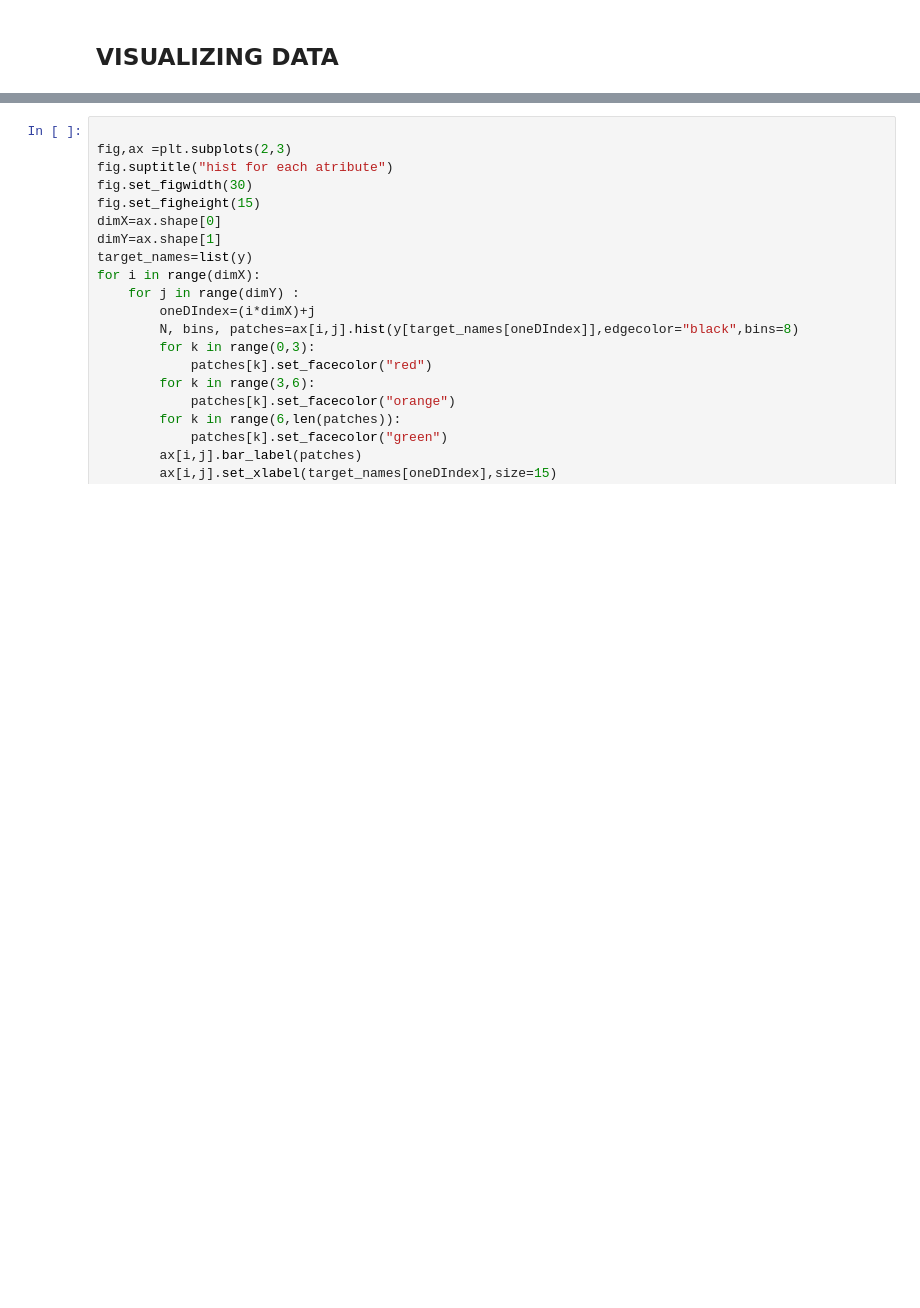
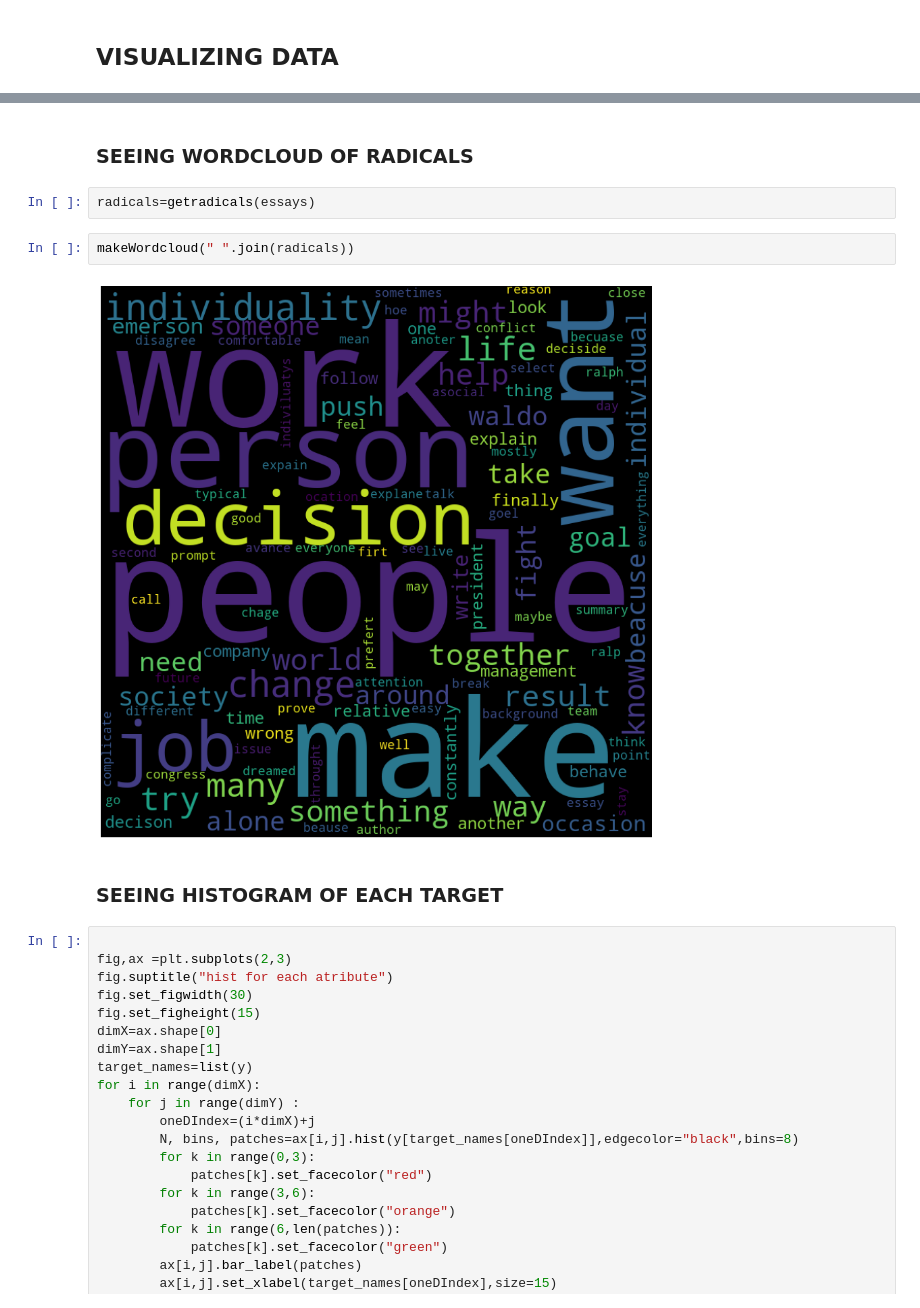
Before and after one commit to leofrio/English-Proficiency-Repository, a Jupyter notebook: doingit.ipynb, the cells around one changed output, grey strips where cells are left out. Cells and saved outputs as stored; diff of their text form; blank space fills up the shorter version.

```diff
--- a/doingit.ipynb
+++ b/doingit.ipynb
@@ -219,3 +279,13 @@ makeWordcloud(essays)
+# %% [markdown]
+### SEEING WORDCLOUD OF RADICALS
+# %%
+radicals=getradicals(essays)
+# %%
+makeWordcloud(" ".join(radicals))
+# %% [output]
+[figure, added]
+# %% [markdown]
+### SEEING HISTOGRAM OF EACH TARGET
 # %%
 
 fig,ax =plt.subplots(2,3)
```
Also changed, not shown: parts of 24 cells of this notebook, 6 other files.
